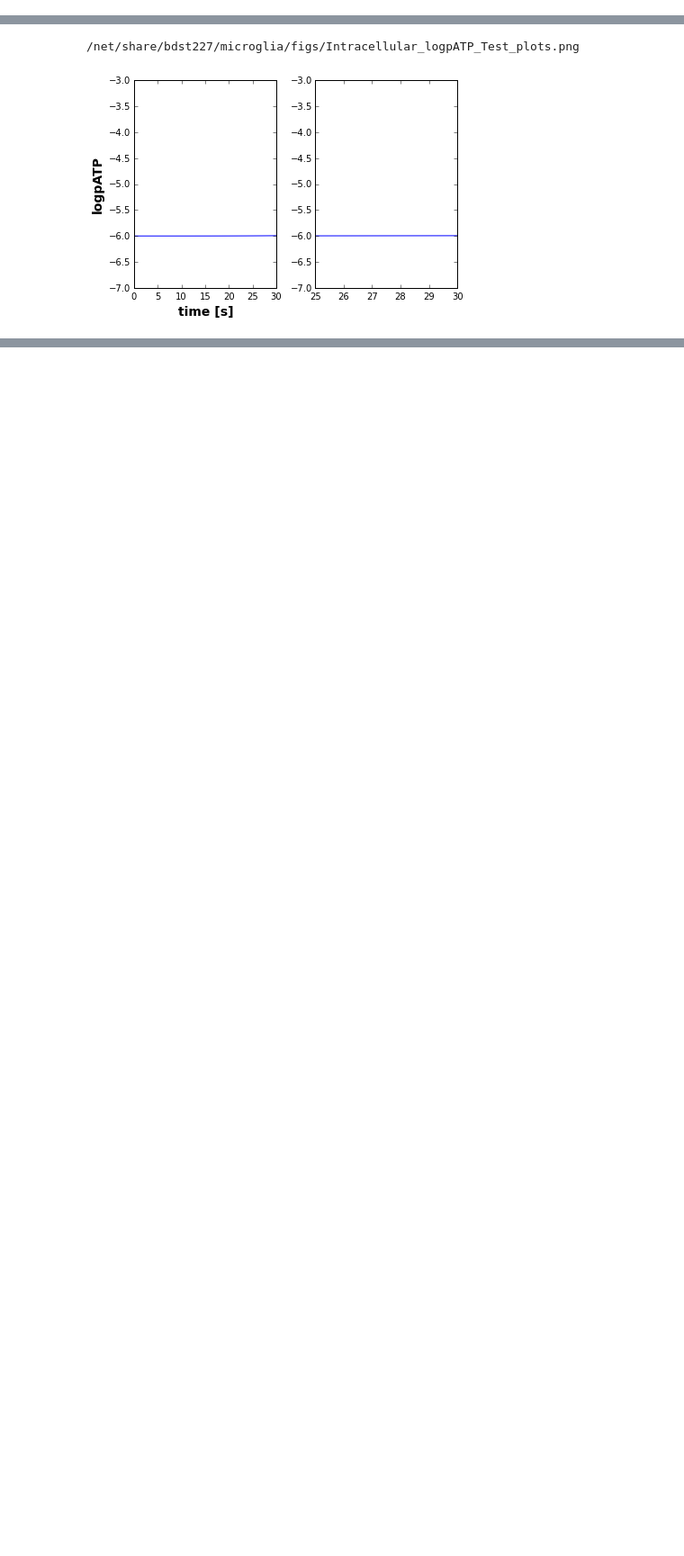
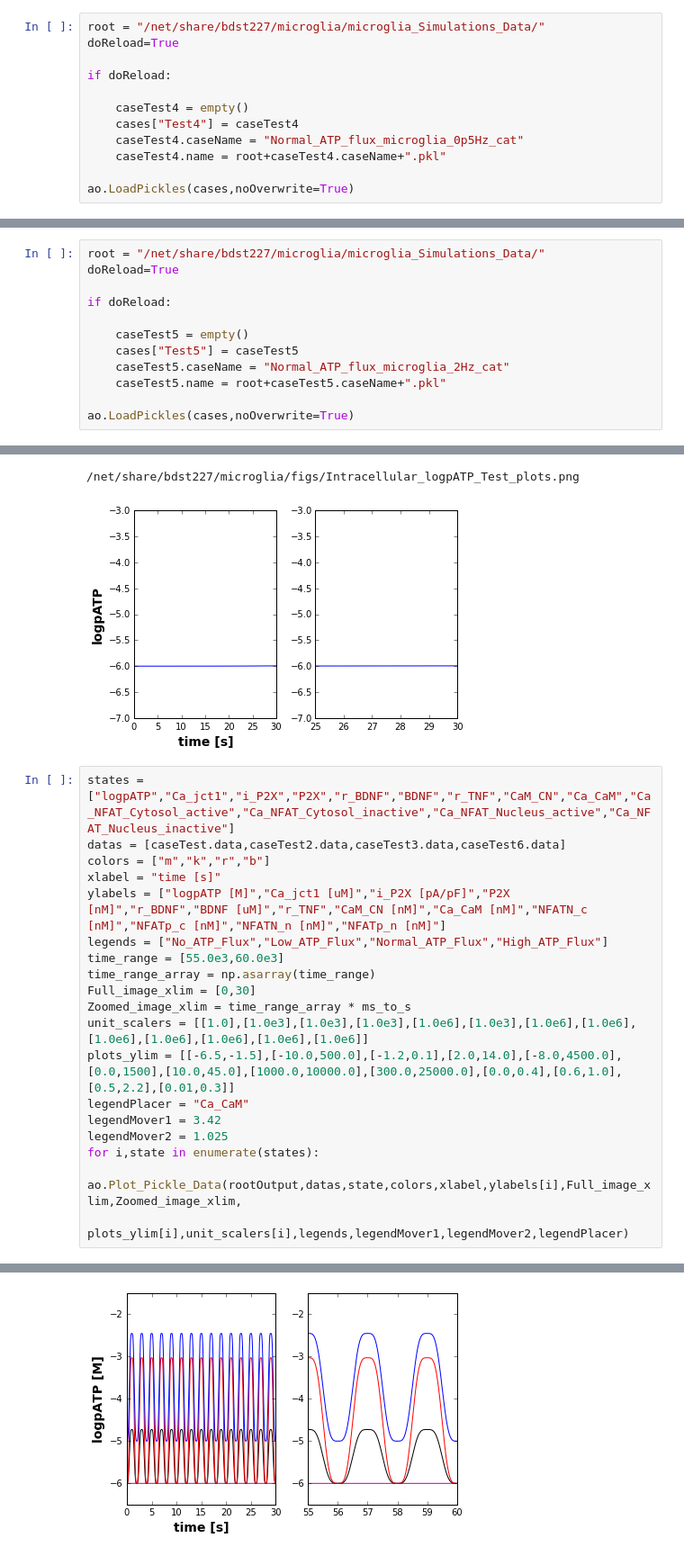
Before and after one commit to huskeypm/microglia, a Jupyter notebook: microgliaModel_daisychain.ipynb, the cells around one changed output, grey strips where cells are left out. Shown at 90% size. Cells and saved outputs as stored; diff of their text form; blank space fills up the shorter version.

```diff
--- a/microgliaModel_daisychain.ipynb
+++ b/microgliaModel_daisychain.ipynb
@@ -107,0 +134,12 @@ Skipping read, since already populated
+# %%
+root = "/net/share/bdst227/microglia/microglia_Simulations_Data/"
+doReload=True
+
+if doReload:
+
+    caseTest4 = empty()
+    cases["Test4"] = caseTest4
+    caseTest4.caseName = "Normal_ATP_flux_microglia_0p5Hz_cat"
+    caseTest4.name = root+caseTest4.caseName+".pkl"
+
+ao.LoadPickles(cases,noOverwrite=True)
@@ -107,0 +159,12 @@ Skipping read, since already populated
+# %%
+root = "/net/share/bdst227/microglia/microglia_Simulations_Data/"
+doReload=True
+
+if doReload:
+
+    caseTest5 = empty()
+    cases["Test5"] = caseTest5
+    caseTest5.caseName = "Normal_ATP_flux_microglia_2Hz_cat"
+    caseTest5.name = root+caseTest5.caseName+".pkl"
+
+ao.LoadPickles(cases,noOverwrite=True)
@@ -265,3 +344,23 @@ for i,state in enumerate(states):
 [figure]
 /net/share/bdst227/microglia/figs/Intracellular_logpATP_Test_plots.png
 [figure]
+# %%
+states = ["logpATP","Ca_jct1","i_P2X","P2X","r_BDNF","BDNF","r_TNF","CaM_CN","Ca_CaM","Ca_NFAT_Cytosol_active","Ca_NFAT_Cytosol_inactive","Ca_NFAT_Nucleus_active","Ca_NFAT_Nucleus_inactive"]
+datas = [caseTest.data,caseTest2.data,caseTest3.data,caseTest6.data]
+colors = ["m","k","r","b"]
+xlabel = "time [s]"
+ylabels = ["logpATP [M]","Ca_jct1 [uM]","i_P2X [pA/pF]","P2X [nM]","r_BDNF","BDNF [uM]","r_TNF","CaM_CN [nM]","Ca_CaM [nM]","NFATN_c [nM]","NFATp_c [nM]","NFATN_n [nM]","NFATp_n [nM]"]
+legends = ["No_ATP_Flux","Low_ATP_Flux","Normal_ATP_Flux","High_ATP_Flux"]
+time_range = [55.0e3,60.0e3]
+time_range_array = np.asarray(time_range)
+Full_image_xlim = [0,30]
+Zoomed_image_xlim = time_range_array * ms_to_s
+unit_scalers = [[1.0],[1.0e3],[1.0e3],[1.0e3],[1.0e6],[1.0e3],[1.0e6],[1.0e6],[1.0e6],[1.0e6],[1.0e6],[1.0e6],[1.0e6]]
+plots_ylim = [[-6.5,-1.5],[-10.0,500.0],[-1.2,0.1],[2.0,14.0],[-8.0,4500.0],[0.0,1500],[10.0,45.0],[1000.0,10000.0],[300.0,25000.0],[0.0,0.4],[0.6,1.0],[0.5,2.2],[0.01,0.3]]
+legendPlacer = "Ca_CaM"
+legendMover1 = 3.42
+legendMover2 = 1.025
+for i,state in enumerate(states):
+    ao.Plot_Pickle_Data(rootOutput,datas,state,colors,xlabel,ylabels[i],Full_image_xlim,Zoomed_image_xlim,
+                        plots_ylim[i],unit_scalers[i],legends,legendMover1,legendMover2,legendPlacer)
+# %% [output]
@@ -267,0 +368 @@ for i,state in enumerate(states):
+[figure, added]
```
Also changed, not shown: parts of 17 cells of this notebook, 7 other files.
